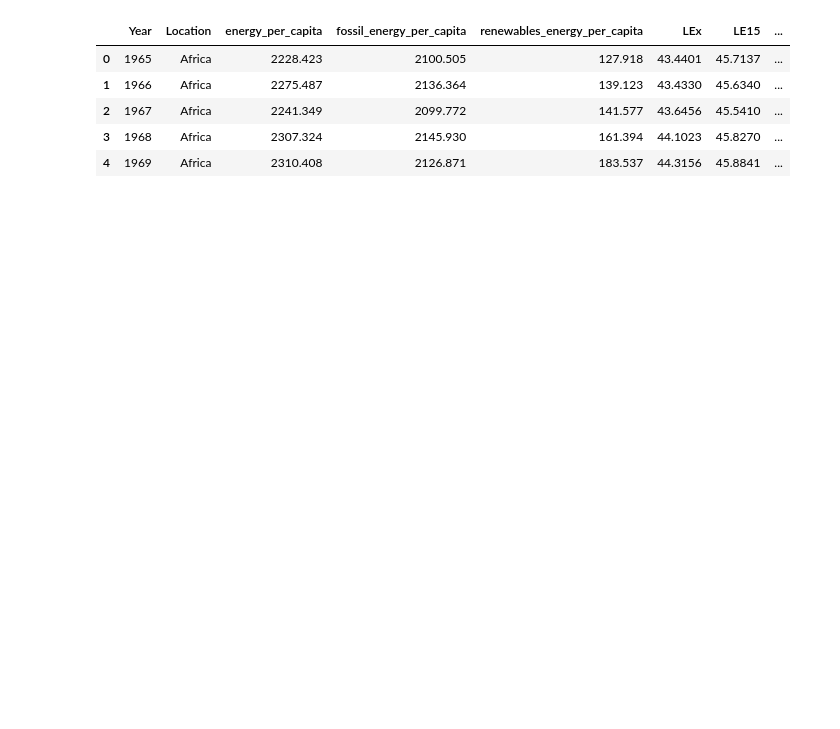
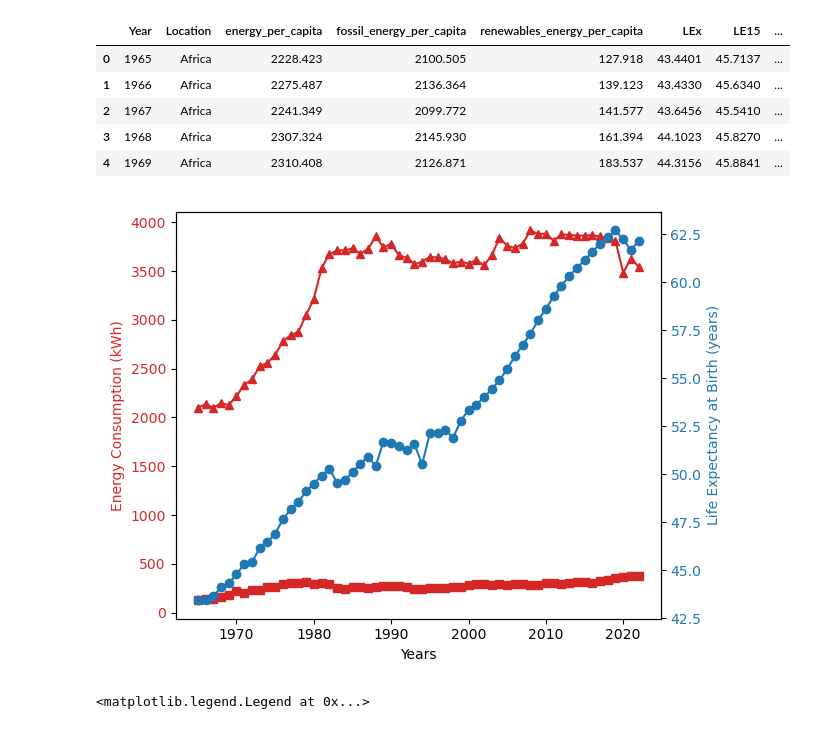
Before and after one commit to Faith-Hall/Group-Project-1, a Jupyter notebook: analysis_4.ipynb, the cells around one changed output. Cells and saved outputs as stored; diff of their text form; code cells hidden in the pictures; blank space fills up the shorter version.

Commit message:
africa line graph, rough

```diff
--- a/analysis_4.ipynb
+++ b/analysis_4.ipynb
@@ -71,0 +55,34 @@ data_df.head()
+# %%
+# Start analysis
+
+# set variables
+years = np.arange(1965, 2023, 1)
+fossil_fuel = data_df.loc[(data_df['Location'] == "Africa"), 'fossil_energy_per_capita']
+renewable = data_df.loc[(data_df['Location'] == "Africa"), 'renewables_energy_per_capita']
+LE_birth = data_df.loc[(data_df['Location'] == "Africa"), 'LEx']
+# %%
+
+# create line graph
+fig, ax1 = plt.subplots()
+
+color = 'tab:red'
+ax1.set_xlabel('Years')
+ax1.set_ylabel('Energy Consumption (kWh)', color=color)
+ax1.plot(years, fossil_fuel, color=color, marker='^', label='Fossil Fuel')
+ax1.plot(years, renewable, color=color, marker='s', label='Renewable Energy')
+ax1.tick_params(axis='y', labelcolor=color)
+
+ax2 = ax1.twinx()  # instantiate a second axes that shares the same x-axis
+
+color = 'tab:blue'
+ax2.set_ylabel('Life Expectancy at Birth (years)', color=color)
+ax2.plot(years, LE_birth, color=color, marker='o', label='Life Expectancy at Birth')
+ax2.tick_params(axis='y', labelcolor=color)
+
+fig.tight_layout()
+plt.show()
+plt.title('Africa')
+fig.legend()
+# %% [output]
+[figure, added]
+<matplotlib.legend.Legend at 0x...>
```
Also changed, not shown: parts of 4 cells of this notebook, 1 other file.
